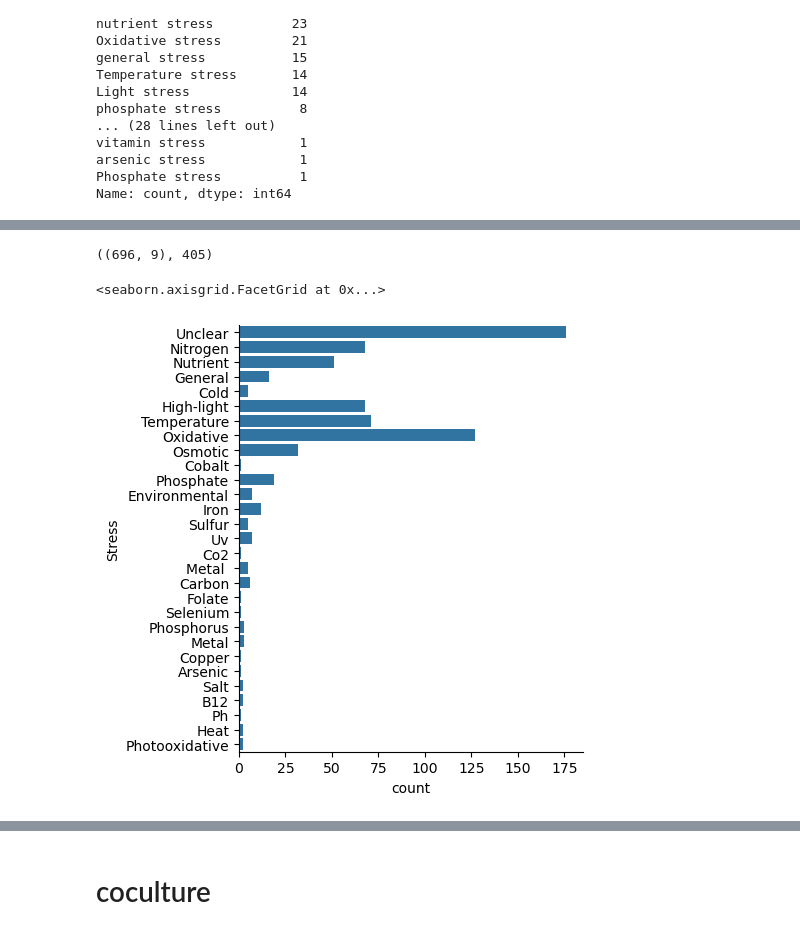
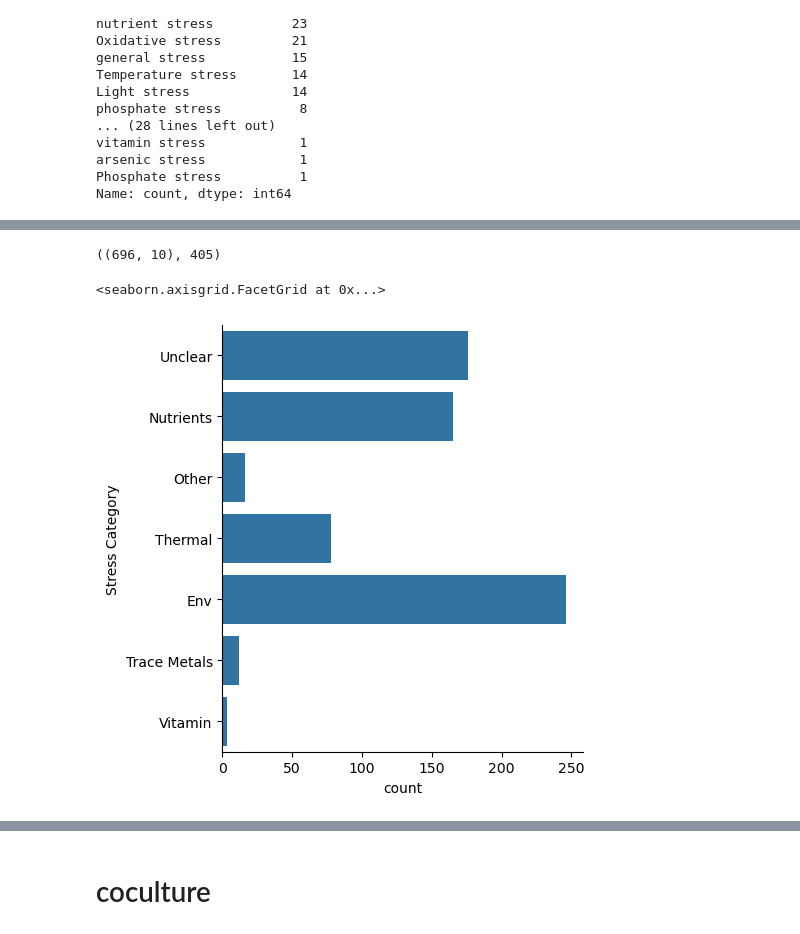
Before and after one commit to wosnat/llm_gene_expression, a Jupyter notebook: Review Paper 1 - single prompt/single prompt display.ipynb, the cells around one changed output, grey strips where cells are left out. Saved outputs shown, nothing was run; the diff lists cells and outputs as text; code cells hidden in the pictures.

```diff
--- a/Review Paper 1 - single prompt/single prompt display.ipynb
+++ b/Review Paper 1 - single prompt/single prompt display.ipynb
@@ -163,7 +163,7 @@ def parse_database_batch_message(gene):
     if '</literature_review>' not in message:
         message = message.replace('<database_entry>', '</literature_review>\n\n<database_entry>')
 
-    database_sections = ['primary_function', 'physiological_contribution', 'stress_responses', 'exudation_exudation',
+    database_section_names = ['primary_function', 'physiological_contribution', 'stress_responses', 'uptake_exudation',
         'phylogenetic_persistence', 'coculture_role', 'references']
     parsed_text = parse_claude_message(message)
 
@@ -177,8 +177,8 @@ def parse_database_batch_message(gene):
 
     database_entry = parsed_text['database_entry']
     parsed_database_entry = parse_claude_message(database_entry)
-    assert set(parsed_database_entry.keys()) == set(database_sections), f'Wrong database_sections: {parsed_database_entry.keys()}, gene: {gene}'
-    for i in ['stress_responses', 'exudation_exudation', 'references']:
+    assert set(list(parsed_database_entry.keys())) == set(database_section_names), f'Wrong database section names: {parsed_database_entry.keys()}, gene: {gene}'
+    for i in ['stress_responses', 'uptake_exudation', 'references']:
         parsed_database_entry[i] = parse_claude_message(parsed_database_entry[i])
     return literature_review, parsed_database_entry
     #print(parsed_database_entry)
@@ -338,7 +338,7 @@ No specific studies available on dnaN expression or function in coculture condit
 # %%
 def database_section2list(section_name, section_content):
     if isinstance(section_content, dict):
-        if section_name == 'stress_exudation':
+        if section_name == 'uptake_exudation':
             return (section_content.items())
         else:
             return ((section_name, v) for v in section_content.values())
@@ -940,5 +940,5 @@ Name: count, dtype: int64
 stress_responses_df['Stress/Limitation'] = stress_responses_df[['limitation', 'stress']].apply(lambda x: ', '.join(x.dropna()), axis=1)
 # %%
 #stress_responses_df[['Stress/Limitation']].value_counts(dropna=False).to_csv('stresses.csv')
-stress_map = pd.read_csv('stresses.csv')
-stress_map['Stress'] = stress_map['Stress'].str.capitalize()
+stress_map = pd.read_csv('map_stress_values.csv')
+stress_map
@@ -960,6 +966,7 @@ stress_responses_df.dtypes, stress_map.dtypes
 # %%
 stress_responses_df = pd.merge(stress_responses_df, stress_map, on='Stress/Limitation', how='left')
 stress_responses_df['Stress'] = stress_responses_df['Stress'].fillna('Unclear')
+stress_responses_df['Stress Category'] = stress_responses_df['Stress Category'].fillna('Unclear')
 stress_responses_df
 # %% [output]
 |  | gene | section_name | section_content | citations | Conservation | limitation | stress | ... |
@@ -978,12 +985,12 @@ stress_responses_df
 # %%
 stress_responses_df.shape, stress_responses_df.gene.nunique()
 # %% [output]
-((696, 9), 405)
+((696, 10), 405)
 # %%
 sns.catplot(
-    data=stress_responses_df, y='Stress', kind='count'
+    data=stress_responses_df, y='Stress Category', kind='count'
 )
     #stress_responses_df.Stress.value_counts()
 # %% [output]
 <seaborn.axisgrid.FacetGrid at 0x...>
-[figure, old version]
+[figure, new version]
```
Also changed, not shown: parts of 12 cells of this notebook, 2 other files.
